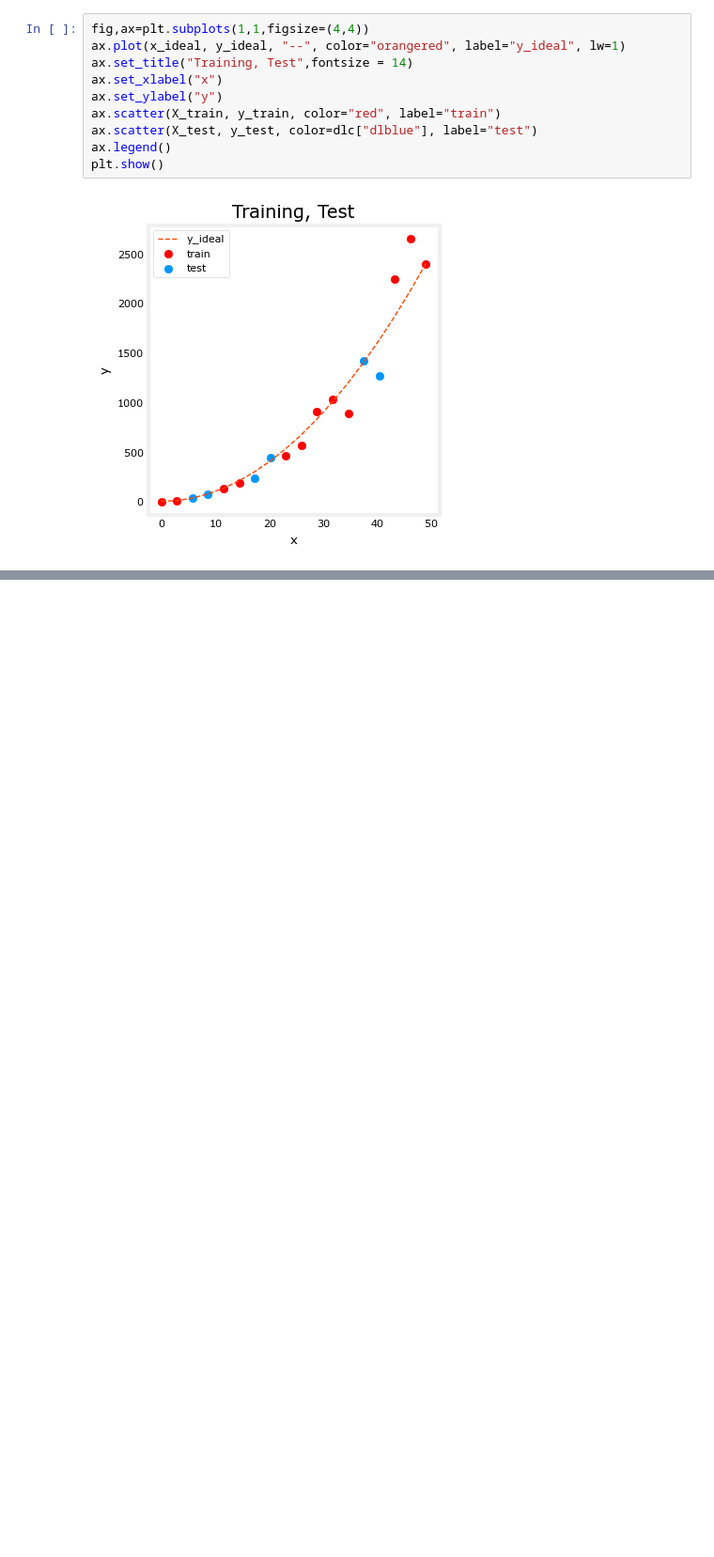
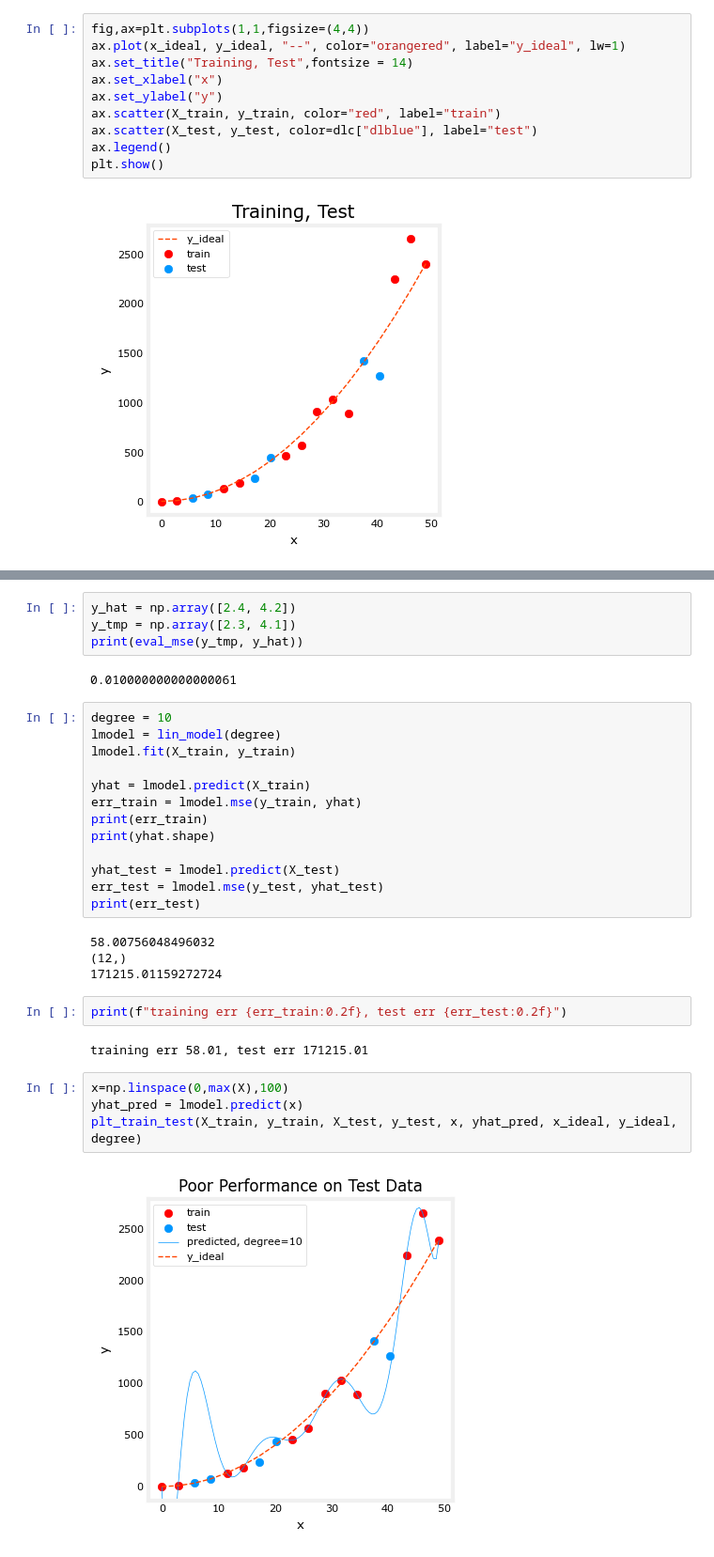
Before and after one commit to Hao-yiwen/2022-Machine-Learning-Specializatio, a Jupyter notebook: practise/Advanced Learning Algorithms/week3/practise_1_advice_apply_machine_learing.ipynb, the cells around one changed output, grey strips where cells are left out. Shown at 94% size. Saved outputs shown, nothing was run; the diff lists cells and outputs as text; blank space fills up the shorter version.

```diff
--- a/practise/Advanced Learning Algorithms/week3/practise_1_advice_apply_machine_learing.ipynb
+++ b/practise/Advanced Learning Algorithms/week3/practise_1_advice_apply_machine_learing.ipynb
@@ -50,0 +52,33 @@ Text(4.444444444444445, 0.5, 'y')
+# %%
+y_hat = np.array([2.4, 4.2])
+y_tmp = np.array([2.3, 4.1])
+print(eval_mse(y_tmp, y_hat))
+# %% [output]
+0.010000000000000061
+# %%
+degree = 10
+lmodel = lin_model(degree)
+lmodel.fit(X_train, y_train)
+
+yhat = lmodel.predict(X_train)
+err_train = lmodel.mse(y_train, yhat)
+print(err_train)
+print(yhat.shape)
+
+yhat_test = lmodel.predict(X_test)
+err_test = lmodel.mse(y_test, yhat_test)
+print(err_test)
+# %% [output]
+58.00756048496032
+(12,)
+171215.01159272724
+# %%
+print(f"training err {err_train:0.2f}, test err {err_test:0.2f}")
+# %% [output]
+training err 58.01, test err 171215.01
+# %%
+x=np.linspace(0,max(X),100)
+yhat_pred = lmodel.predict(x)
+plt_train_test(X_train, y_train, X_test, y_test, x, yhat_pred, x_ideal, y_ideal, degree)
+# %% [output]
+[figure, added]
```
Also changed, not shown: parts of 11 cells of this notebook, 3 other files.
